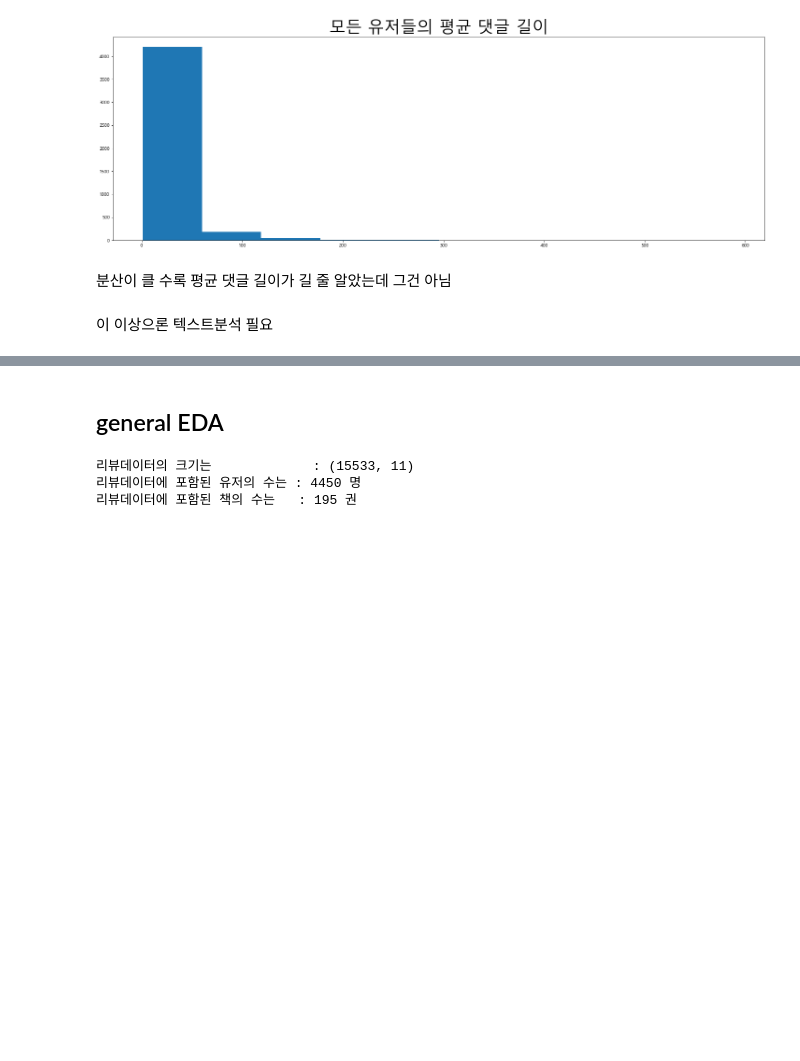
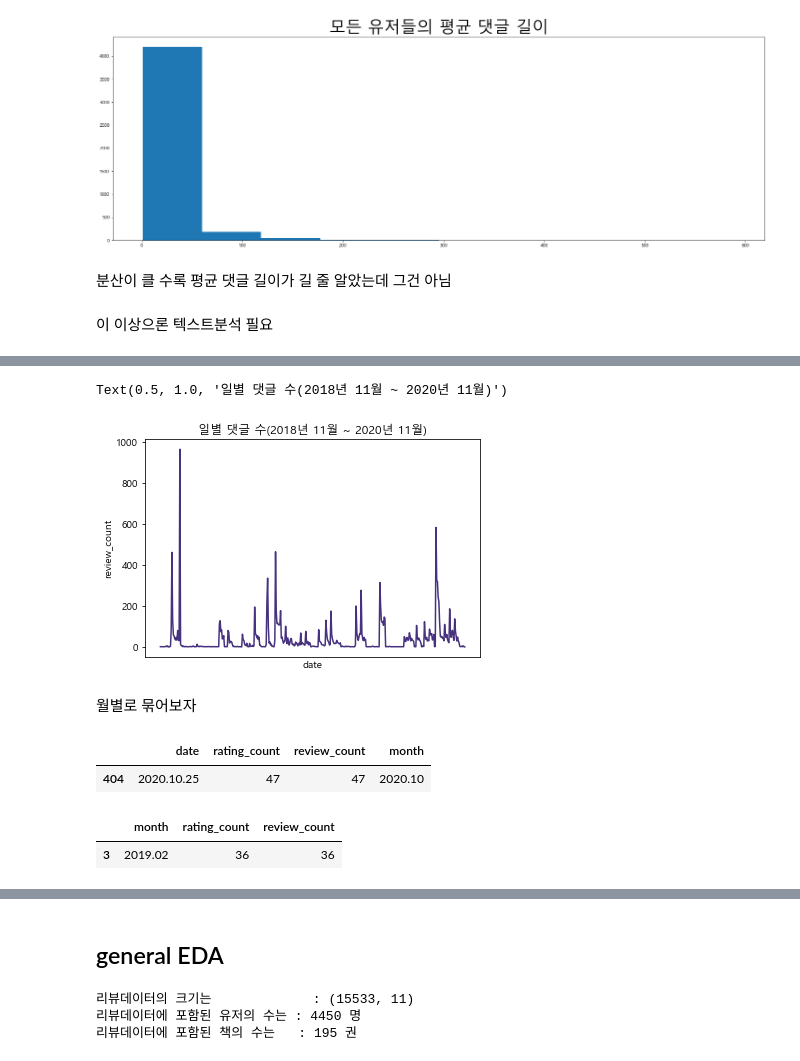
Before and after one commit to dataitgirls4/team_3, a Jupyter notebook: Recommendation_System.ipynb, the cells around one changed output, grey strips where cells are left out. Cells and saved outputs as stored; diff of their text form; code cells hidden in the pictures; blank space fills up the shorter version.

```diff
--- a/Recommendation_System.ipynb
+++ b/Recommendation_System.ipynb
@@ -619,0 +645,10 @@ Text(0.5, 1.0, '모든 유저들의 평균 댓글 길이')
+# %%
+sns.set_palette('viridis')
+sns.lineplot(data = rating_dates, x='date', y = 'review_count')
+plt.xticks([])
+plt.title('일별 댓글 수(2018년 11월 ~ 2020년 11월)')
+# %% [output]
+Text(0.5, 1.0, '일별 댓글 수(2018년 11월 ~ 2020년 11월)')
+[figure, added]
+# %% [markdown]
+월별로 묶어보자
@@ -619,0 +657,5 @@ Text(0.5, 1.0, '모든 유저들의 평균 댓글 길이')
+# %%
+rating_dates.sample()
+# %% [output]
+|  | date | rating_count | review_count | month |
+| 404 | 2020.10.25 | 47 | 47 | 2020.10 |
@@ -619,0 +664,5 @@ Text(0.5, 1.0, '모든 유저들의 평균 댓글 길이')
+# %%
+rating_months.sample()
+# %% [output]
+|  | month | rating_count | review_count |
+| 3 | 2019.02 | 36 | 36 |
```
Also changed, not shown: parts of 33 cells of this notebook, 2 other files.
